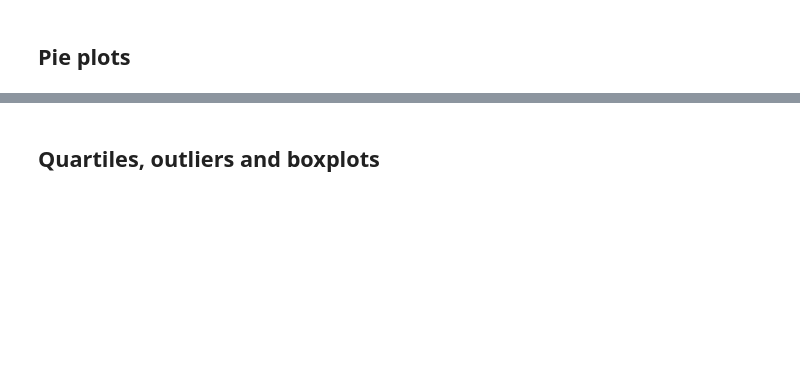
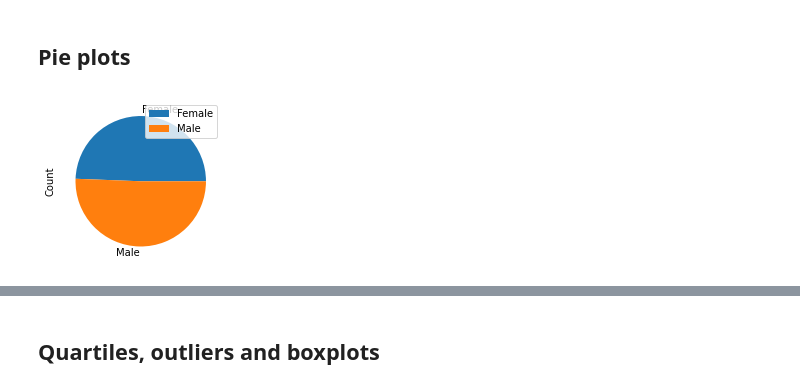
Before and after one commit to Jipengyan/Matplotlib-challenges, a Jupyter notebook: pymaceuticals_starter.ipynb, the cells around one changed output, grey strips where cells are left out. Drawn from its saved outputs; the diff is of its cells as text; code cells hidden in the pictures; blank space fills up the shorter version.

```diff
--- a/pymaceuticals_starter.ipynb
+++ b/pymaceuticals_starter.ipynb
@@ -56,5 +81,12 @@ The mean of the tumor volume for each regimen is 50.448380631336505
 ## Pie plots
 # %%
 # Generate a pie plot showing the distribution of female versus male mice using pandas
+Data_points2=combine_data.groupby(["Sex"]).count().reset_index()
+Data_points_count2=Data_points2[["Sex", "Mouse ID"]]
+Data_points_count_RM2= Data_points_count2.rename(columns={"Mouse ID":"Count"})
+Data_points_count_RM2=Data_points_count_RM2.set_index("Sex")
+ax=Data_points_count_RM2.plot.pie(subplots=True, figsize=(6, 3))
+# %% [output]
+[figure, added]
 # %%
 # Generate a pie plot showing the distribution of female versus male mice using pyplot
```
Also changed, not shown: parts of 25 cells of this notebook.
